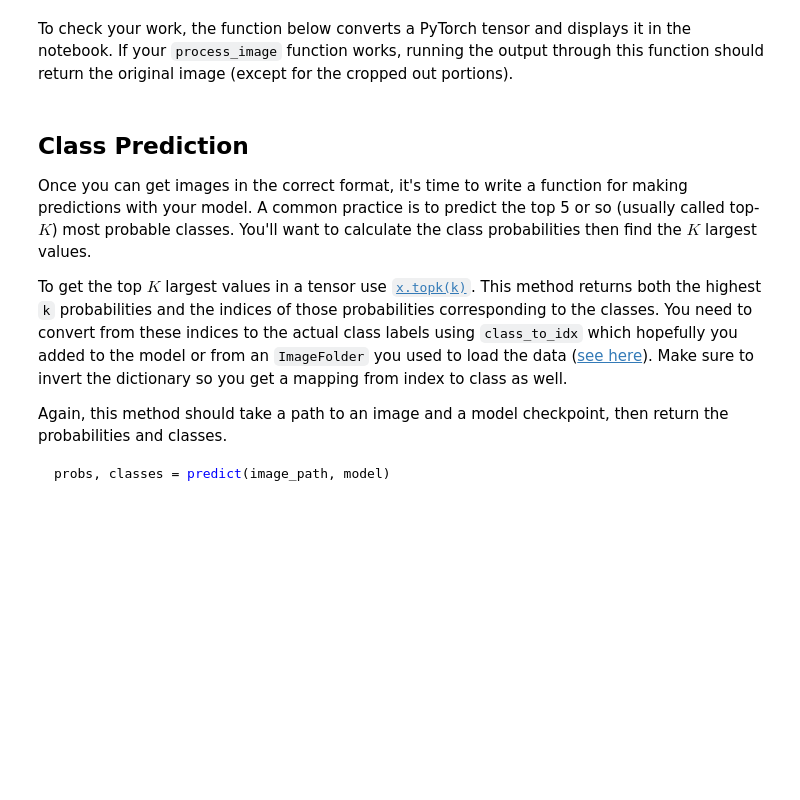
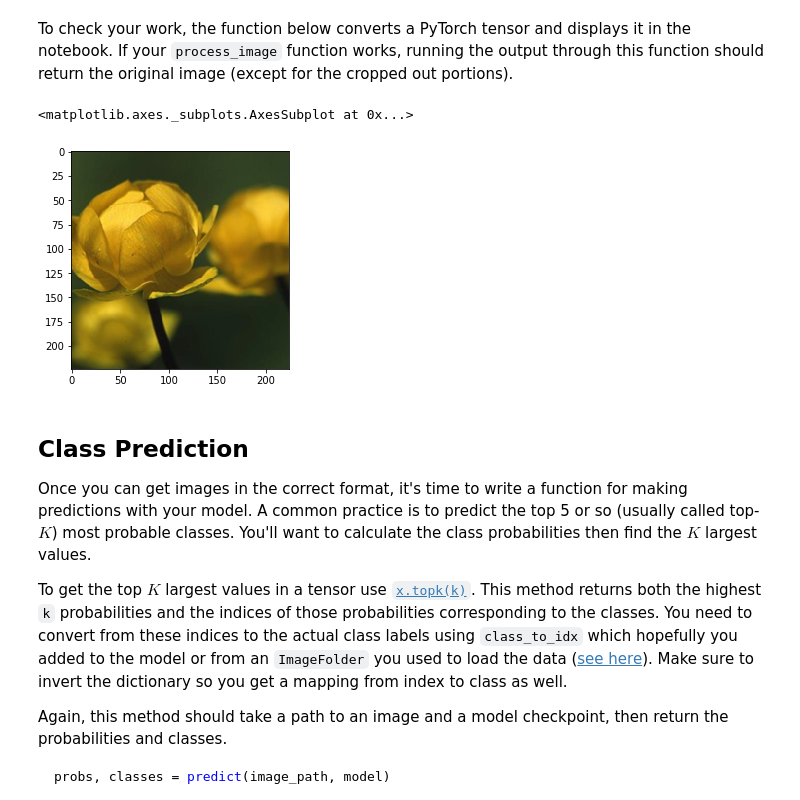
Before and after one commit to samlexrod/flower_classifier_project, a Jupyter notebook: Image Classifier Project.ipynb, the cells around one changed output. Cells and saved outputs as stored; diff of their text form; code cells hidden in the pictures; blank space fills up the shorter version.

```diff
--- a/Image Classifier Project.ipynb
+++ b/Image Classifier Project.ipynb
@@ -187,6 +187,7 @@ Now that your network is trained, save the model so you can load it later for ma
 Remember that you'll want to completely rebuild the model later so you can use it for inference. Make sure to include any information you need in the checkpoint. If you want to load the model and keep training, you'll want to save the number of epochs as well as the optimizer state, `optimizer.state_dict`. You'll likely want to use this trained model in the next part of the project, so best to save it now.
 # %%
 # TODO: Save the checkpoint
+model.class_to_idx = tensor_to_cat
 torch.save(model.state_dict(), 'checkpoint.pth')
 # %% [markdown]
 ## Loading the checkpoint
@@ -227,6 +229,17 @@ def process_image(image):
     '''
 
     # TODO: Process a PIL image for use in a PyTorch model
+    from PIL import Image
+
+    im = Image.open(image)
+
+    # TODO: Process a PIL image for use in a PyTorch model
+    data_transforms = transforms.Compose([transforms.Resize(256),
+                                      transforms.CenterCrop(224),
+                                      transforms.ToTensor(),
+                                      transforms.Normalize(mean=[0.485, 0.456,0.406], std=[0.229, 0.224, 0.225])])
+
+    return data_transforms(im)
 # %% [markdown]
 To check your work, the function below converts a PyTorch tensor and displays it in the notebook. If your `process_image` function works, running the output through this function should return the original image (except for the cropped out portions).
 # %%
@@ -250,6 +263,17 @@ def imshow(image, ax=None, title=None):
     ax.imshow(image)
 
     return ax
+# %%
+import os
+image_path = os.getcwd() + '\\flower_data\\valid\\16\\'
+image_name = os.listdir('flower_data\\valid\\16')[0]
+selected_image = image_path + image_name
+# %%
+image = process_image(selected_image)
+imshow(image)
+# %% [output]
+<matplotlib.axes._subplots.AxesSubplot at 0x...>
+[figure, added]
 # %% [markdown]
 ## Class Prediction
 
```
Also changed, not shown: parts of 9 cells of this notebook, 1 other file.
